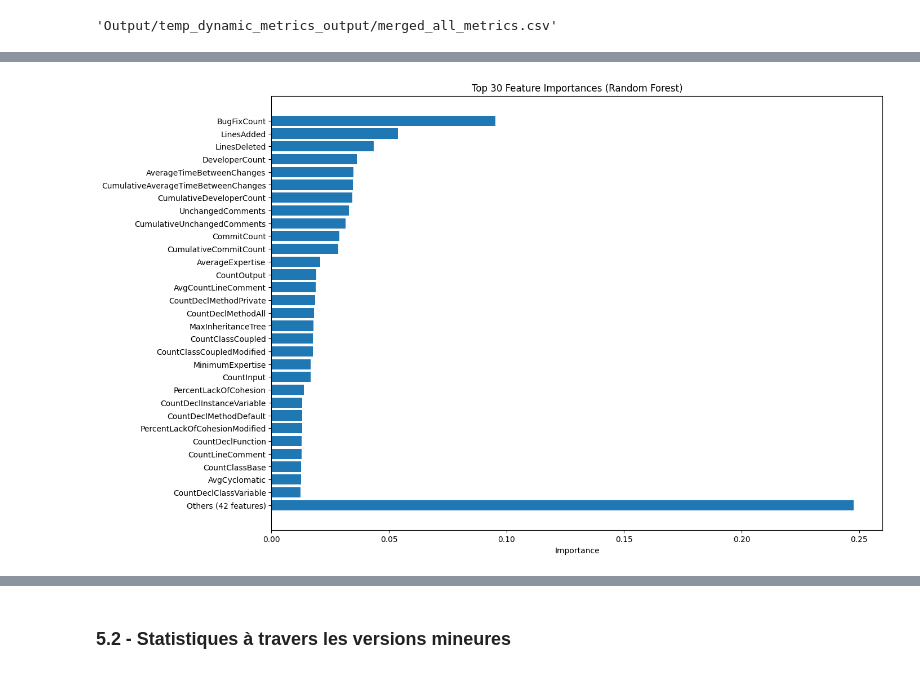
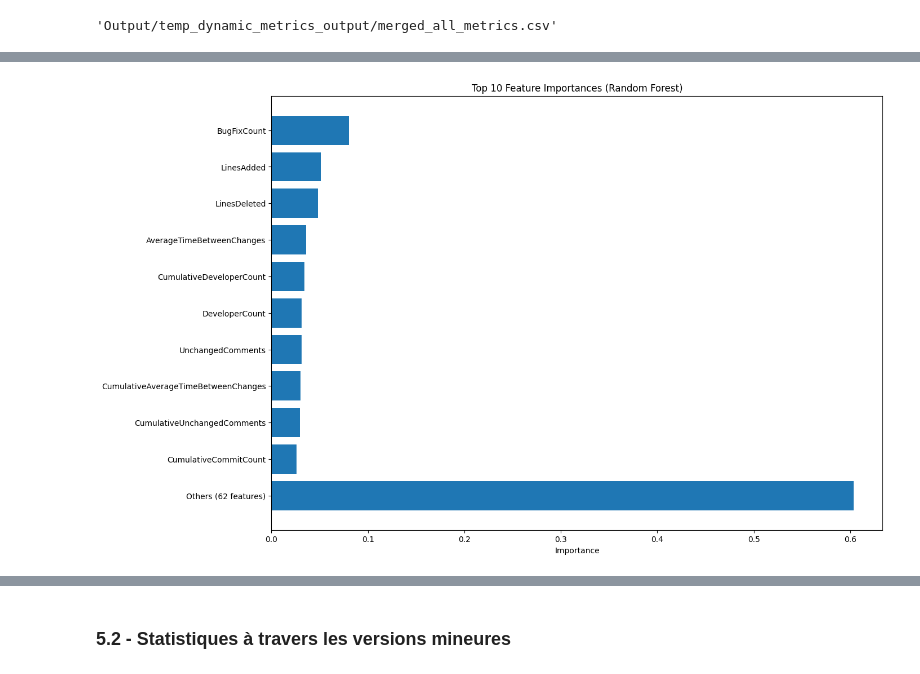
Before and after one commit to Dhexia/MGL869-Proj-Hive, a Jupyter notebook: src/proj.ipynb, the cells around one changed output, grey strips where cells are left out. Drawn from its saved outputs; the diff is of its cells as text; code cells hidden in the pictures.

```diff
--- a/src/proj.ipynb
+++ b/src/proj.ipynb
@@ -495,8 +506,8 @@ metrics_rf
    'support': 142029.0}}}
 # %%
-plot_feature_importance_rf(trained_model_rf=trained_model_rf, feature_columns=X_train_rf.columns, top_n=30)
+plot_feature_importance_rf(trained_model_rf=trained_model_rf, feature_columns=X_train_rf.columns, top_n=10)
 # %% [output]
-[figure, old version]
+[figure, new version]
 # %%
 # Obtenir les prédictions pour le jeu de test
 y_pred_rf = trained_model_rf.predict(X_test_rf)
```
Also changed, not shown: parts of 13 cells of this notebook, 2 other files.
